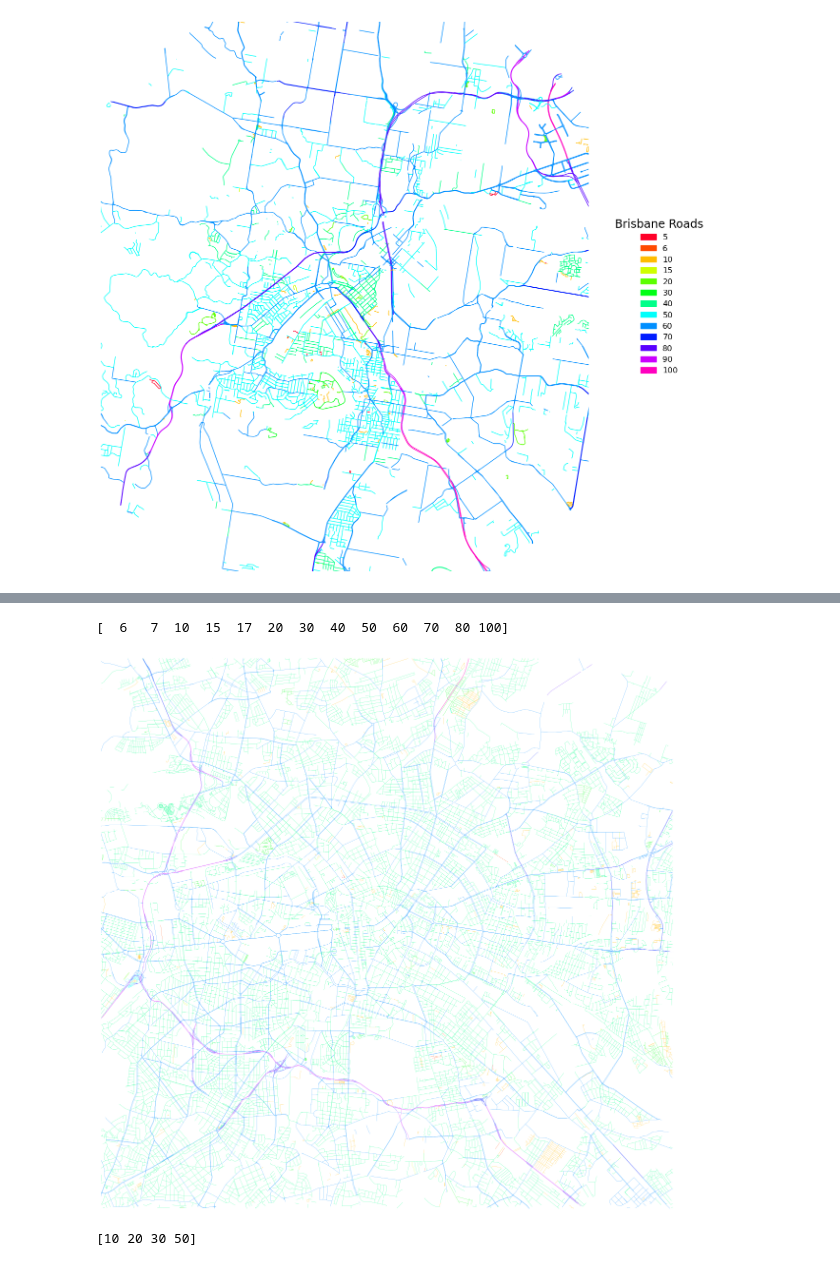
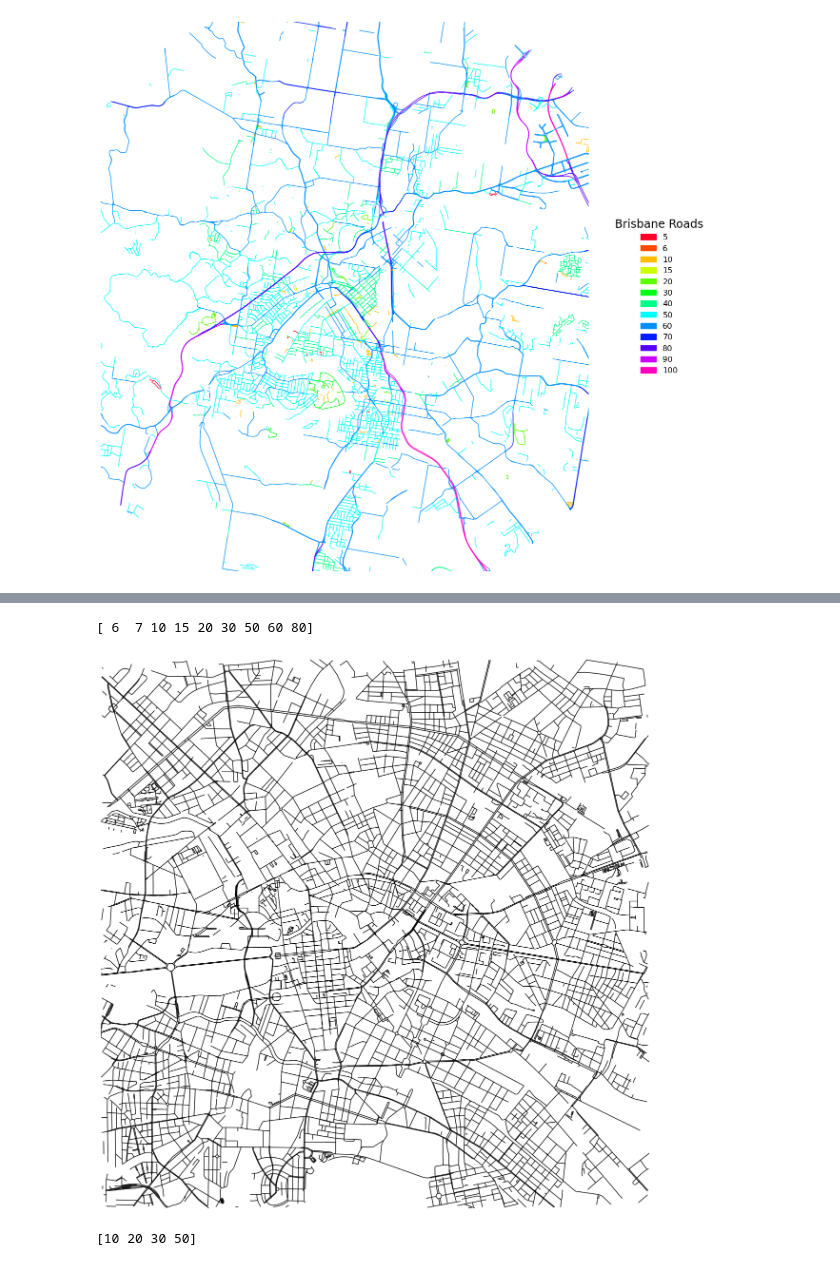
Before and after one commit to theresejoseph/Neural_Network_Playground, a Jupyter notebook: scripts/TestEnvironment/BrisbaneGeospatialRoads.ipynb, the cells around one changed output, grey strips where cells are left out. Cells and saved outputs as stored; diff of their text form; code cells hidden in the pictures.

Commit message:
made some paths

```diff
--- a/scripts/TestEnvironment/BrisbaneGeospatialRoads.ipynb
+++ b/scripts/TestEnvironment/BrisbaneGeospatialRoads.ipynb
@@ -138,8 +138,8 @@ roads_berlin.head()
 # %%
 center = [52.520008,13.404954]
 # create an ellipse
-radius_lat = geopy.distance.distance(kilometers = 10).destination(point=center, bearing=0)[0] - center[0]
-radius_lon = geopy.distance.distance(kilometers = 10).destination(point=center, bearing=90)[1] - center[1]
+radius_lat = geopy.distance.distance(kilometers = 5).destination(point=center, bearing=0)[0] - center[0]
+radius_lon = geopy.distance.distance(kilometers = 5).destination(point=center, bearing=90)[1] - center[1]
 
 circle = Point(center[::-1]).buffer(1, cap_style='square')
 ellipse = shapely.affinity.scale(circle, radius_lon, radius_lat)
@@ -176,56 +176,62 @@ colors = dict(zip(unqiue_speeds, colorMap))
 # points = points.to_crs(32619)
 # distance_meters = points[0].distance(points[1])
 '''10km'''
-top = 52.60
-bottom = 52.43
-left = 13.26
-right = 13.55
+# top = 52.60
+# bottom = 52.43
+# left = 13.26
+# right = 13.55
 
 '''5km'''
-# top = 52.56
-# bottom = 52.49
-# left = 13.34
-# right = 13.47
+top = 52.56
+bottom = 52.49
+left = 13.34
+right = 13.47
 
 '''1km'''
 # top = 52.53
 # bottom = 52.51
 # left = 13.39
 # right = 13.42
+
+top = center[0]+radius_lat
+bottom = center[0]-radius_lat
+left = center[1]-radius_lon
+right = center[1]+radius_lon
 
 linewidth_lane=0.05
 legend_title= 'Berlin Road Speeds'
 legend_bbox=(1.25,0.5)
 
 f, ax = plt.subplots(1, figsize=(15, 15))
 
 # a=berlin.plot(ax=ax, linewidth=1,
 #             color=[colors[d] for d in berlin.maxspeed])
-a=berlin.plot(ax=ax, linewidth=0.2, color='k')
+a=berlin.plot(ax=ax, linewidth=1, color='k')
 ax.set_aspect(1/math.cos(math.pi/180*center[0]))
 ax.set_ylim((bottom, top))
 ax.set_xlim((left, right))
 # a.set_linewidth(1)
 # a.add_artist(ScaleBar(distance_meters))
 
 plt.axis('off')
 
 # legend=plt.legend(handles=[mpatches.Patch(color=colors[k],
 #                                     label= k) for k in colors],
 #             labelcolor='0.8',
 #             loc='center right',
 #             fontsize='large',
 #             edgecolor='none',
 #             title=legend_title,
 #             title_fontsize='xx-large',
 #             bbox_to_anchor=legend_bbox)
 # plt.setp(legend.get_title(), color='0.8')
-dpi=500
-savePath2='../../results/berlin_10kmrad_0.2Line_100dpi.png'
+dpi=100
+
+savePath2='../../results/TestingMaps/berlin_5kmrad_1Line_100pdi.png'
 plt.savefig(savePath2, bbox_inches='tight', dpi=dpi)
 # %% [output]
-[  6   7  10  15  17  20  30  40  50  60  70  80 100]
+[ 6  7 10 15 20 30 50 60 80]
-[figure, old version]
+[figure, new version]
 # %%
 
 
```
Also changed, not shown: 7 other files.
